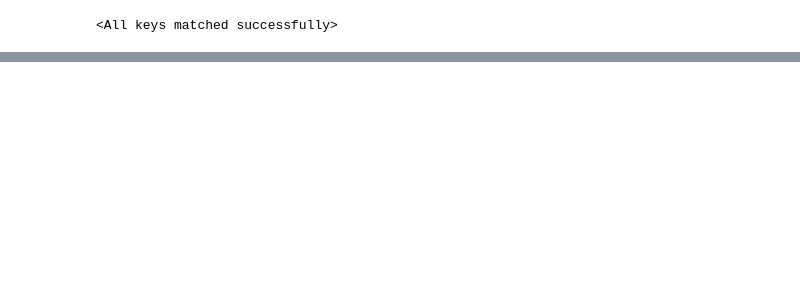
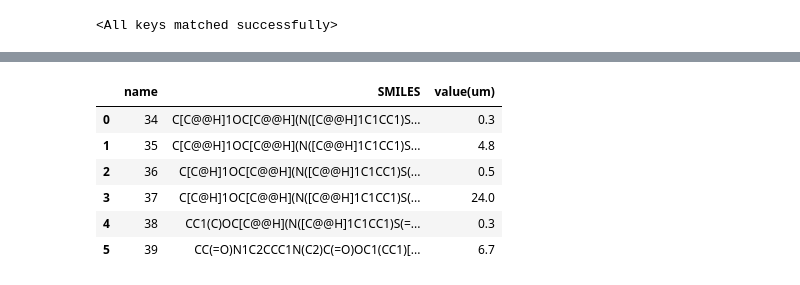
Before and after one commit to josejimenezluna/molgrad, a Jupyter notebook: molexplain/notebooks/cyp_motif.ipynb, the cells around one changed output, grey strips where cells are left out. Saved outputs shown, nothing was run; the diff lists cells and outputs as text; code cells hidden in the pictures; blank space fills up the shorter version.

```diff
--- a/molexplain/notebooks/cyp_motif.ipynb
+++ b/molexplain/notebooks/cyp_motif.ipynb
@@ -214,0 +986,11 @@ img
+# %%
+sar7 = pd.read_csv(os.path.join(DATA_PATH, 'cyp', 'cyp_sar7.csv'))
+sar7
+# %% [output]
+|  | name | SMILES | value(um) |
+| 0 | 34 | C[C@@H]1OC[C@@H](N([C@@H]1C1CC1)S... | 0.3 |
+| 1 | 35 | C[C@@H]1OC[C@@H](N([C@@H]1C1CC1)S... | 4.8 |
+| 2 | 36 | C[C@H]1OC[C@@H](N([C@@H]1C1CC1)S(... | 0.5 |
+| 3 | 37 | C[C@H]1OC[C@@H](N([C@@H]1C1CC1)S(... | 24.0 |
+| 4 | 38 | CC1(C)OC[C@@H](N([C@@H]1C1CC1)S(=... | 0.3 |
+| 5 | 39 | CC(=O)N1C2CCC1N(C2)C(=O)OC1(CC1)[... | 6.7 |
```
Also changed, not shown: parts of 90 cells of this notebook, 1 other file.
